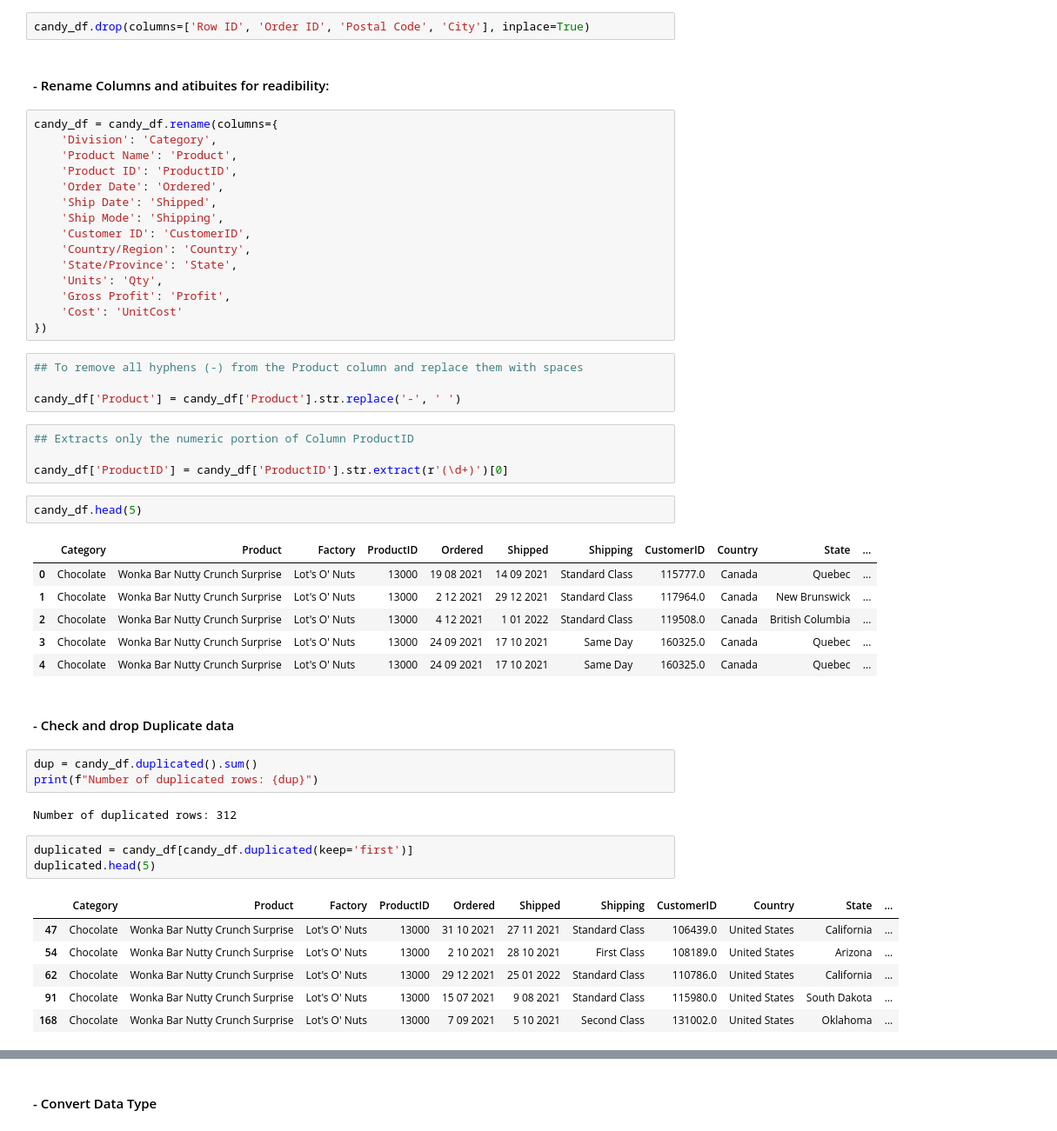
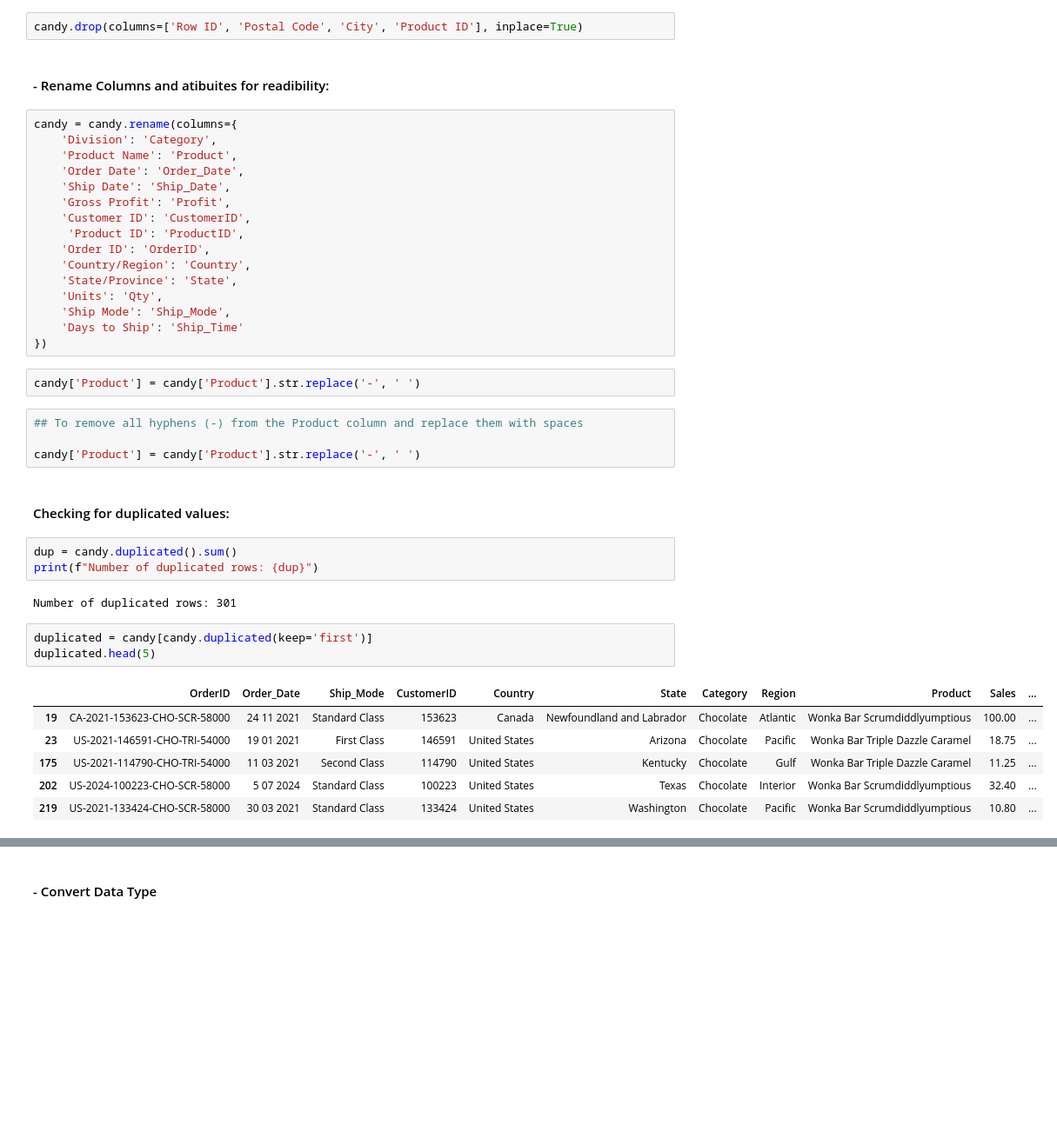
Before and after one commit to CCT-Dublin/ca1-capstone-project-proposal-Aline-Menezes-Silva, a Jupyter notebook: CA3_Strategic_Thinking_Aline_Silva.ipynb, the cells around one changed output, grey strips where cells are left out. Shown at 87% size. Saved outputs shown, nothing was run; the diff lists cells and outputs as text; blank space fills up the shorter version.

```diff
--- a/CA3_Strategic_Thinking_Aline_Silva.ipynb
+++ b/CA3_Strategic_Thinking_Aline_Silva.ipynb
@@ -262,54 +309,44 @@ dtype: int64
 # %%
-candy_df.drop(columns=['Row ID', 'Order ID', 'Postal Code', 'City'], inplace=True)
+candy.drop(columns=['Row ID', 'Postal Code', 'City', 'Product ID'], inplace=True)
 # %% [markdown]
 #### - Rename Columns and atibuites for readibility:
 # %%
-candy_df = candy_df.rename(columns={
+candy = candy.rename(columns={
     'Division': 'Category',
     'Product Name': 'Product',
-    'Product ID': 'ProductID',
-    'Order Date': 'Ordered',
-    'Ship Date': 'Shipped',
-    'Ship Mode': 'Shipping',
+    'Order Date': 'Order_Date',
+    'Ship Date': 'Ship_Date',
+    'Gross Profit': 'Profit',
     'Customer ID': 'CustomerID',
+     'Product ID': 'ProductID',
+    'Order ID': 'OrderID',
     'Country/Region': 'Country',
     'State/Province': 'State',
     'Units': 'Qty',
-    'Gross Profit': 'Profit',
-    'Cost': 'UnitCost'
+    'Ship Mode': 'Ship_Mode',
+    'Days to Ship': 'Ship_Time'
 })
+# %%
+candy['Product'] = candy['Product'].str.replace('-', ' ')
 # %%
 ## To remove all hyphens (-) from the Product column and replace them with spaces
 
-candy_df['Product'] = candy_df['Product'].str.replace('-', ' ')
+candy['Product'] = candy['Product'].str.replace('-', ' ')
-# %%
-## Extracts only the numeric portion of Column ProductID
-
-candy_df['ProductID'] = candy_df['ProductID'].str.extract(r'(\d+)')[0]
-# %%
-candy_df.head(5)
-# %% [output]
-|  | Category | Product | Factory | ProductID | Ordered | Shipped | Shipping | CustomerID | Country | State | ... |
-| 0 | Chocolate | Wonka Bar Nutty Crunch Surprise | Lot's O' Nuts | 13000 | 19 08 2021 | 14 09 2021 | Standard Class | 115777.0 | Canada | Quebec | ... |
-| 1 | Chocolate | Wonka Bar Nutty Crunch Surprise | Lot's O' Nuts | 13000 | 2 12 2021 | 29 12 2021 | Standard Class | 117964.0 | Canada | New Brunswick | ... |
-| 2 | Chocolate | Wonka Bar Nutty Crunch Surprise | Lot's O' Nuts | 13000 | 4 12 2021 | 1 01 2022 | Standard Class | 119508.0 | Canada | British Columbia | ... |
-| 3 | Chocolate | Wonka Bar Nutty Crunch Surprise | Lot's O' Nuts | 13000 | 24 09 2021 | 17 10 2021 | Same Day | 160325.0 | Canada | Quebec | ... |
-| 4 | Chocolate | Wonka Bar Nutty Crunch Surprise | Lot's O' Nuts | 13000 | 24 09 2021 | 17 10 2021 | Same Day | 160325.0 | Canada | Quebec | ... |
-# %% [markdown]
-#### - Check and drop Duplicate data
+# %% [markdown]
+#### Checking for duplicated values:
 # %%
-dup = candy_df.duplicated().sum()
+dup = candy.duplicated().sum()
 print(f"Number of duplicated rows: {dup}")
 # %% [output]
-Number of duplicated rows: 312
+Number of duplicated rows: 301
 # %%
-duplicated = candy_df[candy_df.duplicated(keep='first')]
+duplicated = candy[candy.duplicated(keep='first')]
 duplicated.head(5)
 # %% [output]
-|  | Category | Product | Factory | ProductID | Ordered | Shipped | Shipping | CustomerID | Country | State | ... |
-| 47 | Chocolate | Wonka Bar Nutty Crunch Surprise | Lot's O' Nuts | 13000 | 31 10 2021 | 27 11 2021 | Standard Class | 106439.0 | United States | California | ... |
-| 54 | Chocolate | Wonka Bar Nutty Crunch Surprise | Lot's O' Nuts | 13000 | 2 10 2021 | 28 10 2021 | First Class | 108189.0 | United States | Arizona | ... |
-| 62 | Chocolate | Wonka Bar Nutty Crunch Surprise | Lot's O' Nuts | 13000 | 29 12 2021 | 25 01 2022 | Standard Class | 110786.0 | United States | California | ... |
-| 91 | Chocolate | Wonka Bar Nutty Crunch Surprise | Lot's O' Nuts | 13000 | 15 07 2021 | 9 08 2021 | Standard Class | 115980.0 | United States | South Dakota | ... |
-| 168 | Chocolate | Wonka Bar Nutty Crunch Surprise | Lot's O' Nuts | 13000 | 7 09 2021 | 5 10 2021 | Second Class | 131002.0 | United States | Oklahoma | ... |
+|  | OrderID | Order_Date | Ship_Mode | CustomerID | Country | State | Category | Region | Product | Sales | ... |
+| 19 | CA-2021-153623-CHO-SCR-58000 | 24 11 2021 | Standard Class | 153623 | Canada | Newfoundland and Labrador | Chocolate | Atlantic | Wonka Bar Scrumdiddlyumptious | 100.00 | ... |
+| 23 | US-2021-146591-CHO-TRI-54000 | 19 01 2021 | First Class | 146591 | United States | Arizona | Chocolate | Pacific | Wonka Bar Triple Dazzle Caramel | 18.75 | ... |
+| 175 | US-2021-114790-CHO-TRI-54000 | 11 03 2021 | Second Class | 114790 | United States | Kentucky | Chocolate | Gulf | Wonka Bar Triple Dazzle Caramel | 11.25 | ... |
+| 202 | US-2024-100223-CHO-SCR-58000 | 5 07 2024 | Standard Class | 100223 | United States | Texas | Chocolate | Interior | Wonka Bar Scrumdiddlyumptious | 32.40 | ... |
+| 219 | US-2021-133424-CHO-SCR-58000 | 30 03 2021 | Standard Class | 133424 | United States | Washington | Chocolate | Pacific | Wonka Bar Scrumdiddlyumptious | 10.80 | ... |
 # %%
```
Also changed, not shown: parts of 337 cells of this notebook.
